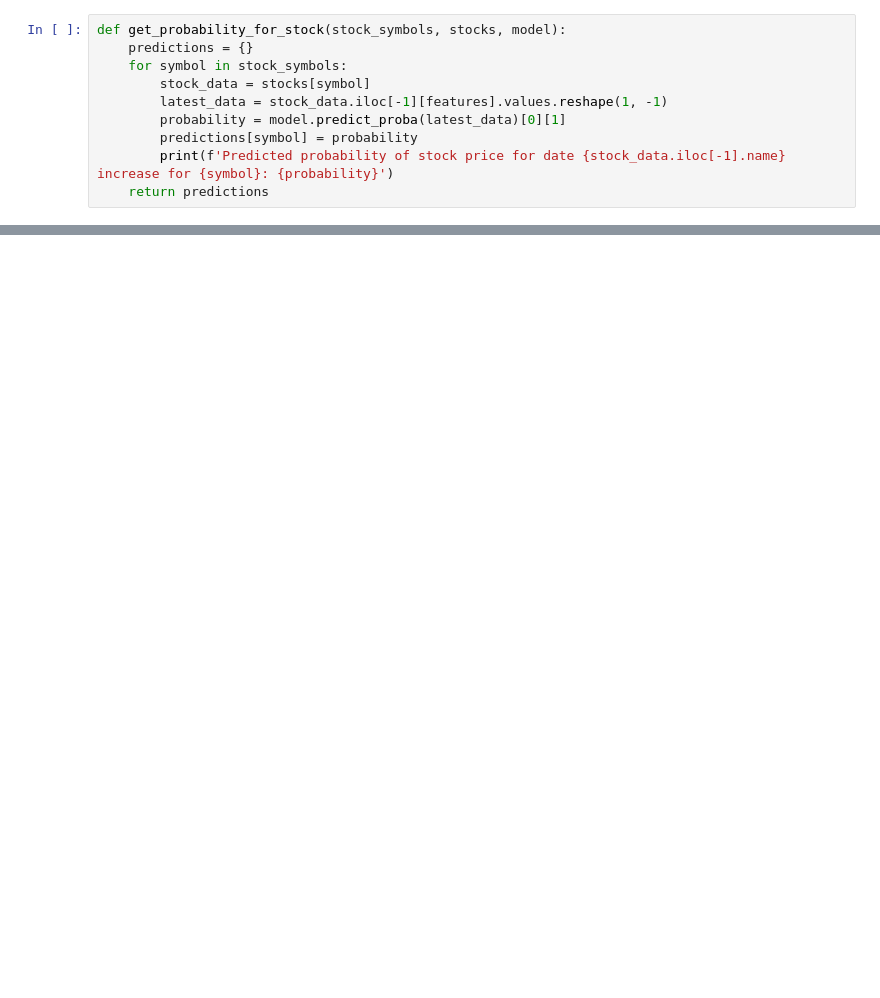
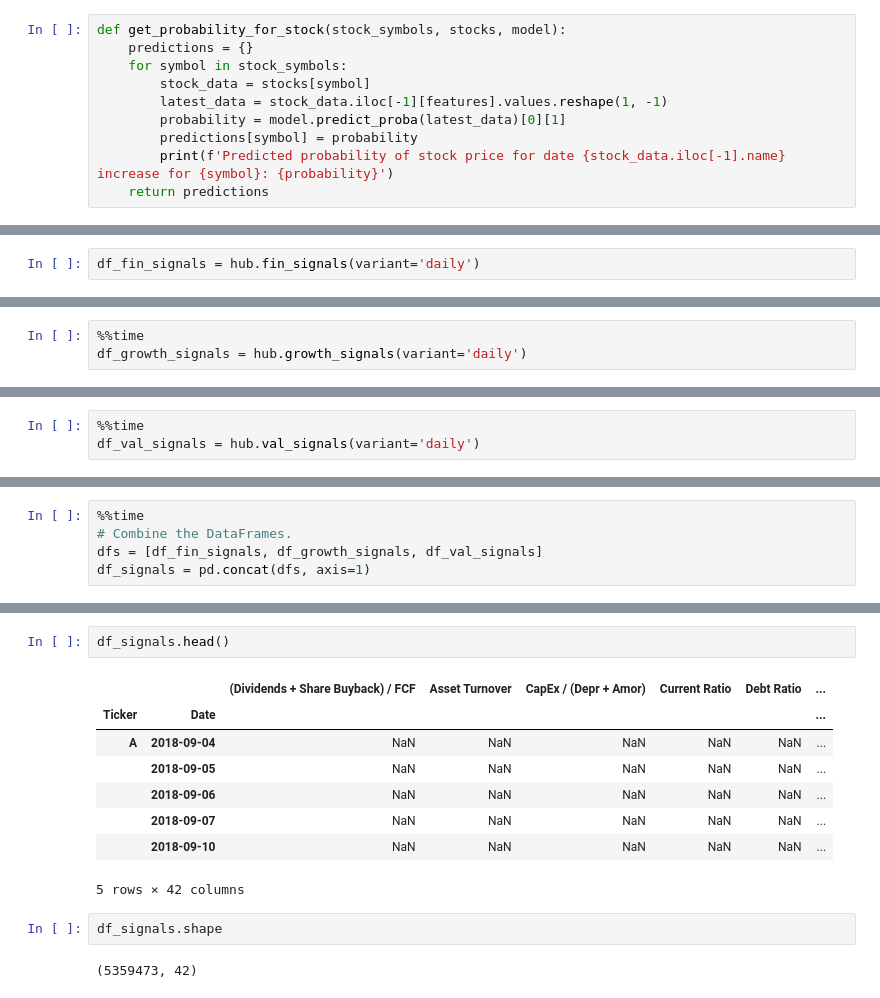
Before and after one commit to kravchukpetr/FinanceProject, a Jupyter notebook: ipynb/Stock Predict Models 1.ipynb, the cells around one changed output, grey strips where cells are left out. Drawn from its saved outputs; the diff is of its cells as text; blank space fills up the shorter version.

```diff
--- a/ipynb/Stock Predict Models 1.ipynb
+++ b/ipynb/Stock Predict Models 1.ipynb
@@ -241,0 +313,2 @@ df_to_lst
+# %%
+df_fin_signals = hub.fin_signals(variant='daily')
@@ -241,0 +335,3 @@ df_to_lst
+# %%
+%%time
+df_growth_signals = hub.growth_signals(variant='daily')
@@ -241,0 +350,3 @@ df_to_lst
+# %%
+%%time
+df_val_signals = hub.val_signals(variant='daily')
@@ -241,0 +359,5 @@ df_to_lst
+# %%
+%%time
+# Combine the DataFrames.
+dfs = [df_fin_signals, df_growth_signals, df_val_signals]
+df_signals = pd.concat(dfs, axis=1)
@@ -241,0 +367,15 @@ df_to_lst
+# %%
+df_signals.head()
+# %% [output]
+|  |  | (Dividends + Share Buyback) / FCF | Asset Turnover | CapEx / (Depr + Amor) | Current Ratio | Debt Ratio | ... |
+| Ticker | Date |  |  |  |  |  | ... |
+| A | 2018-09-04 | NaN | NaN | NaN | NaN | NaN | ... |
+|  | 2018-09-05 | NaN | NaN | NaN | NaN | NaN | ... |
+|  | 2018-09-06 | NaN | NaN | NaN | NaN | NaN | ... |
+|  | 2018-09-07 | NaN | NaN | NaN | NaN | NaN | ... |
+|  | 2018-09-10 | NaN | NaN | NaN | NaN | NaN | ... |
+5 rows × 42 columns
+# %%
+df_signals.shape
+# %% [output]
+(5359473, 42)
```
Also changed, not shown: parts of 39 cells of this notebook, 1 other file.
